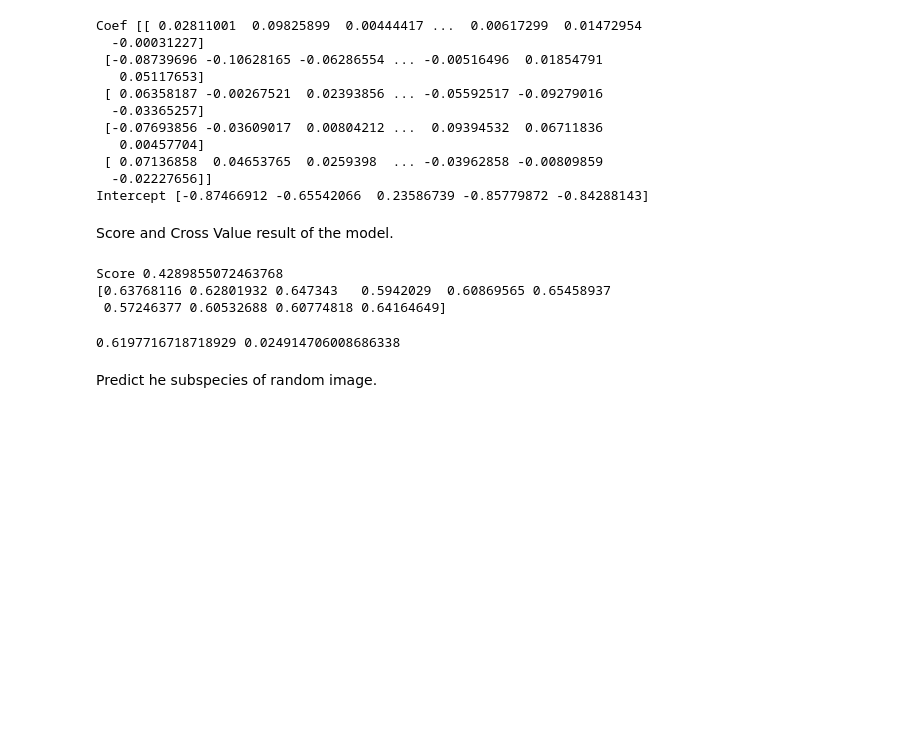
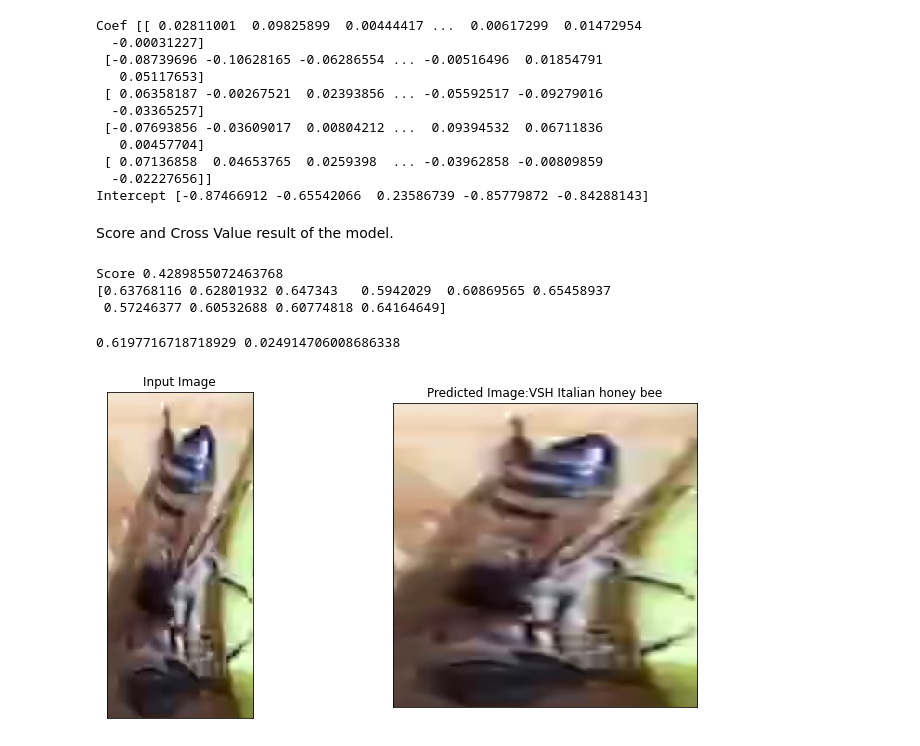
Before and after one commit to whatiskeptiname/Bee-Classifier, a Jupyter notebook: SVM.ipynb, the cells around one changed output. Saved outputs shown, nothing was run; the diff lists cells and outputs as text; code cells hidden in the pictures; blank space fills up the shorter version.

Commit message:
predicted the class of image

```diff
--- a/SVM.ipynb
+++ b/SVM.ipynb
@@ -90,7 +90,6 @@ Generate the hog features.
 # %%
 def hog_data_extractor(img_name):
     root="datasets/bee_imgs/"
-    img_name = img_name
     img_path = os.path.join(root, img_name)
     img_data = cv2.imread(img_path)
     img_data = cv2.resize(img_data, (150, 150))
@@ -192,5 +191,24 @@ Score 0.4289855072463768
 print(cv_results.mean(), cv_results.std())
 # %% [output]
 0.6197716718718929 0.024914706008686338
-# %% [markdown]
-Predict he subspecies of random image.
+# %%
+def scene_predict(img_name):
+    root="datasets/bee_imgs/"
+    img_path = os.path.join(root, img_name)
+    image = cv2.imread(img_path)
+    ip_image = Image.open(img_path)
+    image = cv2.resize(image, (150, 150))
+    prd_image_data = hog_data_extractor(img_name)
+    subspecies_predict = lsvc.predict(prd_image_data.reshape(1, -1))[0]
+    fig, ax = plt.subplots(1, 2, figsize=(12, 6),
+                        subplot_kw={'xticks': [], 'yticks': []})
+    ax[0].imshow(ip_image)
+    ax[0].set_title("Input Image")
+
+    ax[1].imshow(cv2.cvtColor(image, cv2.COLOR_BGR2RGB))
+    ax[1].set_title("Predicted Image:" + subspecies[subspecies_predict])
+# %%
+ip_img_files = ["041_072.png"]
+scene_predicted = scene_predict(ip_img_files[0])
+# %% [output]
+[figure, added]
```
